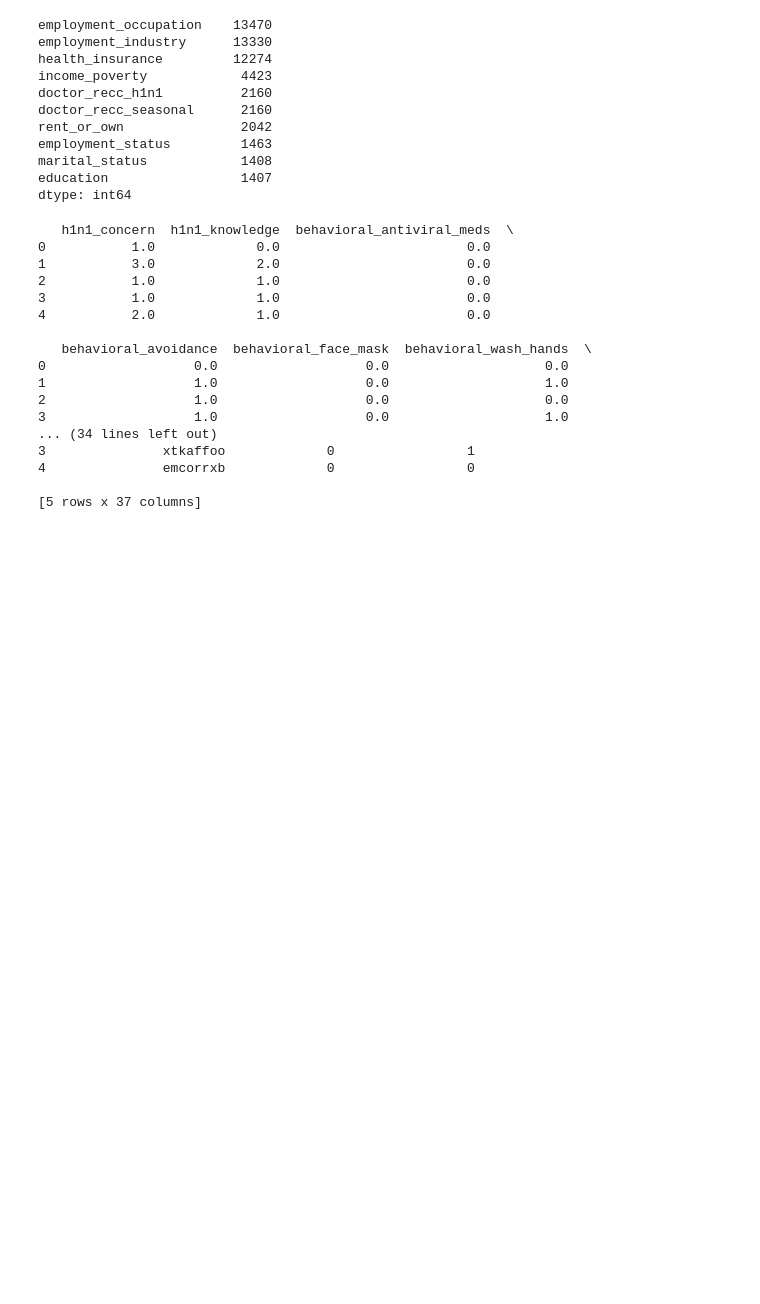
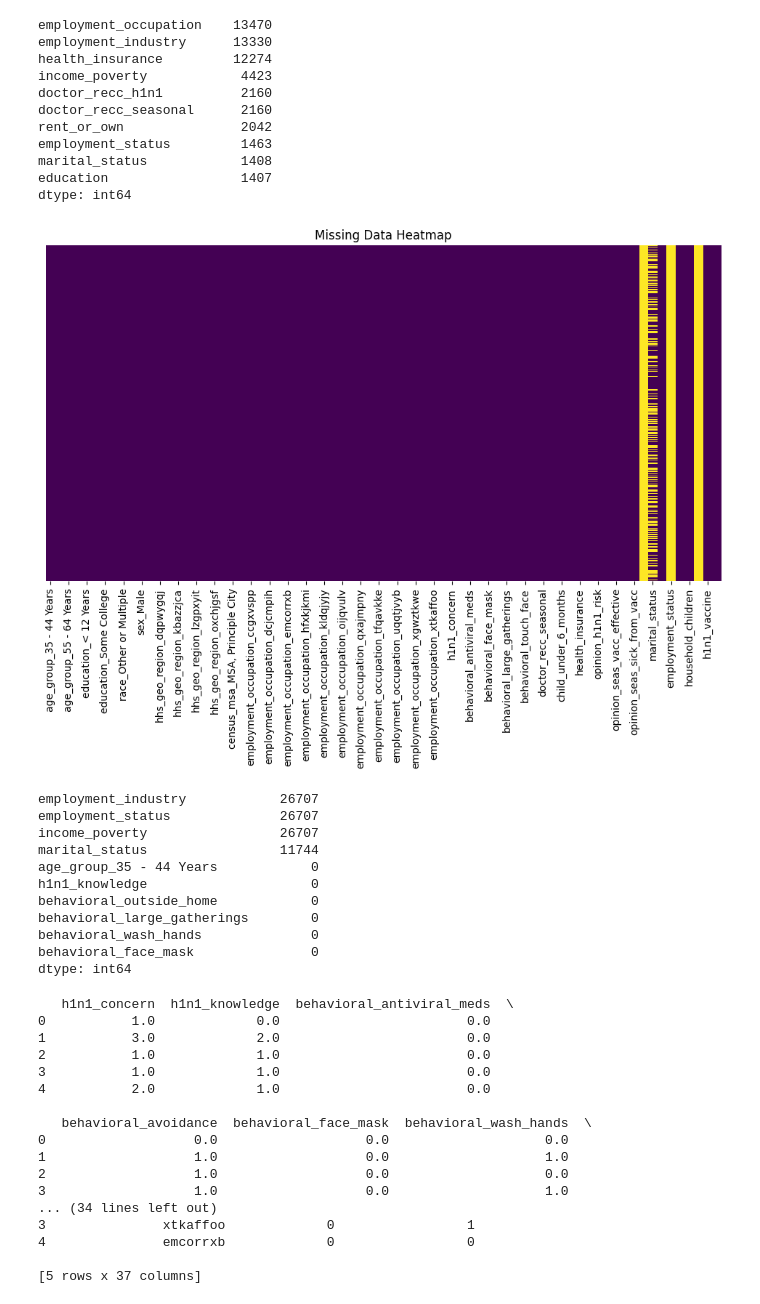
Before and after one commit to Amoitw/Predicting-Vaccines-Uptake, a Jupyter notebook: notebook.ipynb, the cells around one changed output. Saved outputs shown, nothing was run; the diff lists cells and outputs as text; code cells hidden in the pictures; blank space fills up the shorter version.

```diff
--- a/notebook.ipynb
+++ b/notebook.ipynb
@@ -185,6 +185,26 @@ employment_status         1463
 marital_status            1408
 education                 1407
 dtype: int64
+# %%
+plt.figure(figsize=(12, 6))
+sns.heatmap(data.isnull(), cbar=False, yticklabels=False, cmap='viridis')
+plt.title("Missing Data Heatmap")
+plt.show()
+
+data.isnull().sum().sort_values(ascending=False).head(10)
+# %% [output]
+[figure, added]
+employment_industry            26707
+employment_status              26707
+income_poverty                 26707
+marital_status                 11744
+age_group_35 - 44 Years            0
+h1n1_knowledge                     0
+behavioral_outside_home            0
+behavioral_large_gatherings        0
+behavioral_wash_hands              0
+behavioral_face_mask               0
+dtype: int64
 # %%
 # clean the missing values
 def clean_missing_values(data):
```
Also changed, not shown: parts of 4 cells of this notebook.
